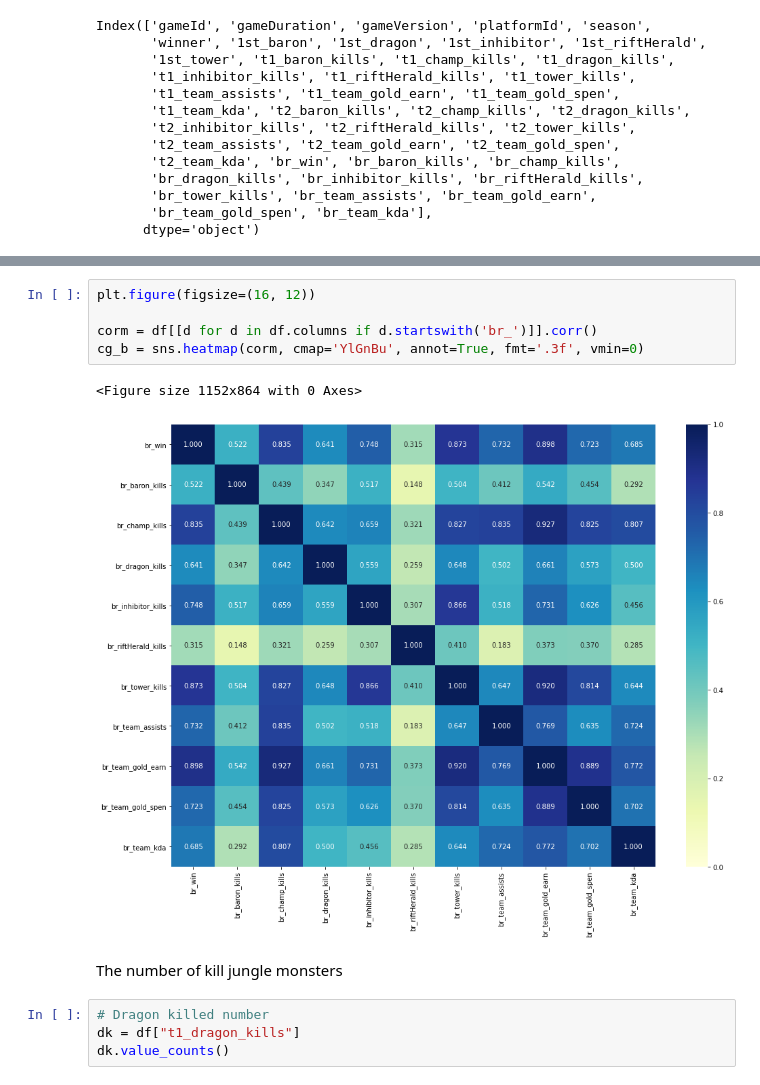
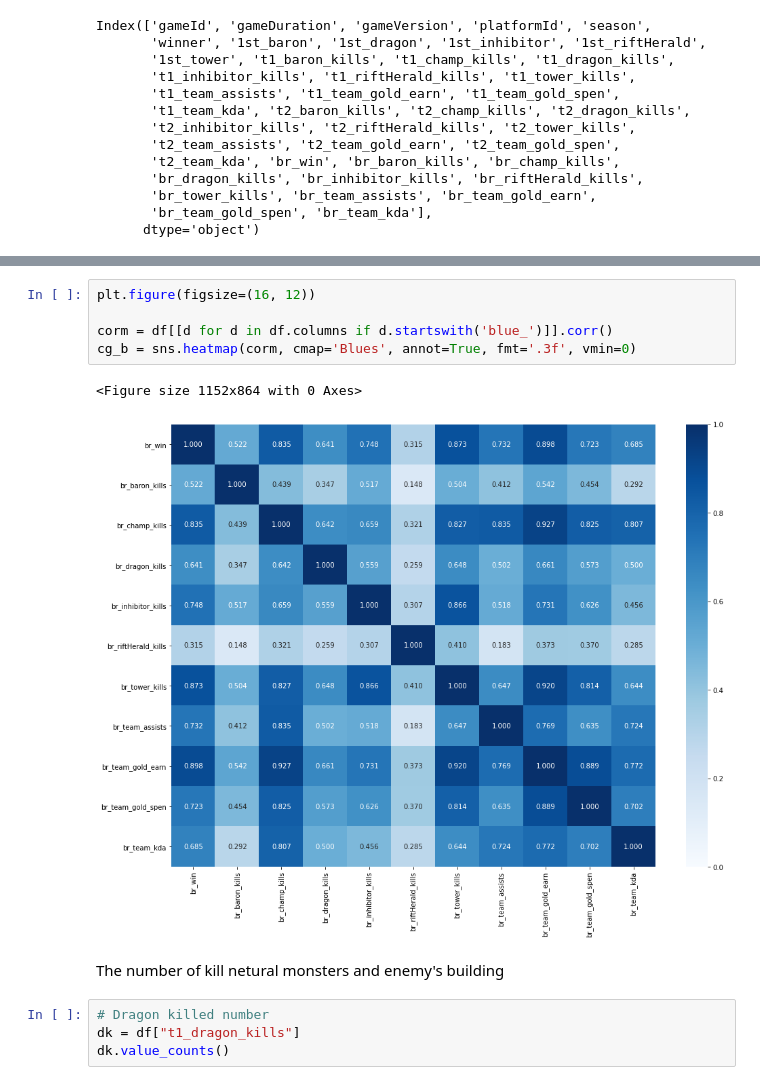
Before and after one commit to YuxuanZhou1/Master_Capstone, a Jupyter notebook: League_of_Legands_Capstone/2_analysing/lol_data_analyse.ipynb, the cells around one changed output, grey strips where cells are left out. Saved outputs shown, nothing was run; the diff lists cells and outputs as text.

```diff
--- a/League_of_Legands_Capstone/2_analysing/lol_data_analyse.ipynb
+++ b/League_of_Legands_Capstone/2_analysing/lol_data_analyse.ipynb
@@ -286,13 +324,13 @@ cg_r = sns.heatmap(corm, cmap='Reds', annot=True, fmt='.3f', vmin=0);
 # %%
 plt.figure(figsize=(16, 12))
 
-corm = df[[d for d in df.columns if d.startswith('br_')]].corr()
-cg_b = sns.heatmap(corm, cmap='YlGnBu', annot=True, fmt='.3f', vmin=0)
+corm = df[[d for d in df.columns if d.startswith('blue_')]].corr()
+cg_b = sns.heatmap(corm, cmap='Blues', annot=True, fmt='.3f', vmin=0)
 # %% [output]
 <Figure size 1152x864 with 0 Axes>
-[figure, old version]
+[figure, new version]
 # %% [markdown]
-The number of kill jungle monsters
+The number of kill netural monsters and enemy's building
 # %%
 # Dragon killed number
 dk = df["t1_dragon_kills"]
```
Also changed, not shown: parts of 8 cells of this notebook, 40 other files.
